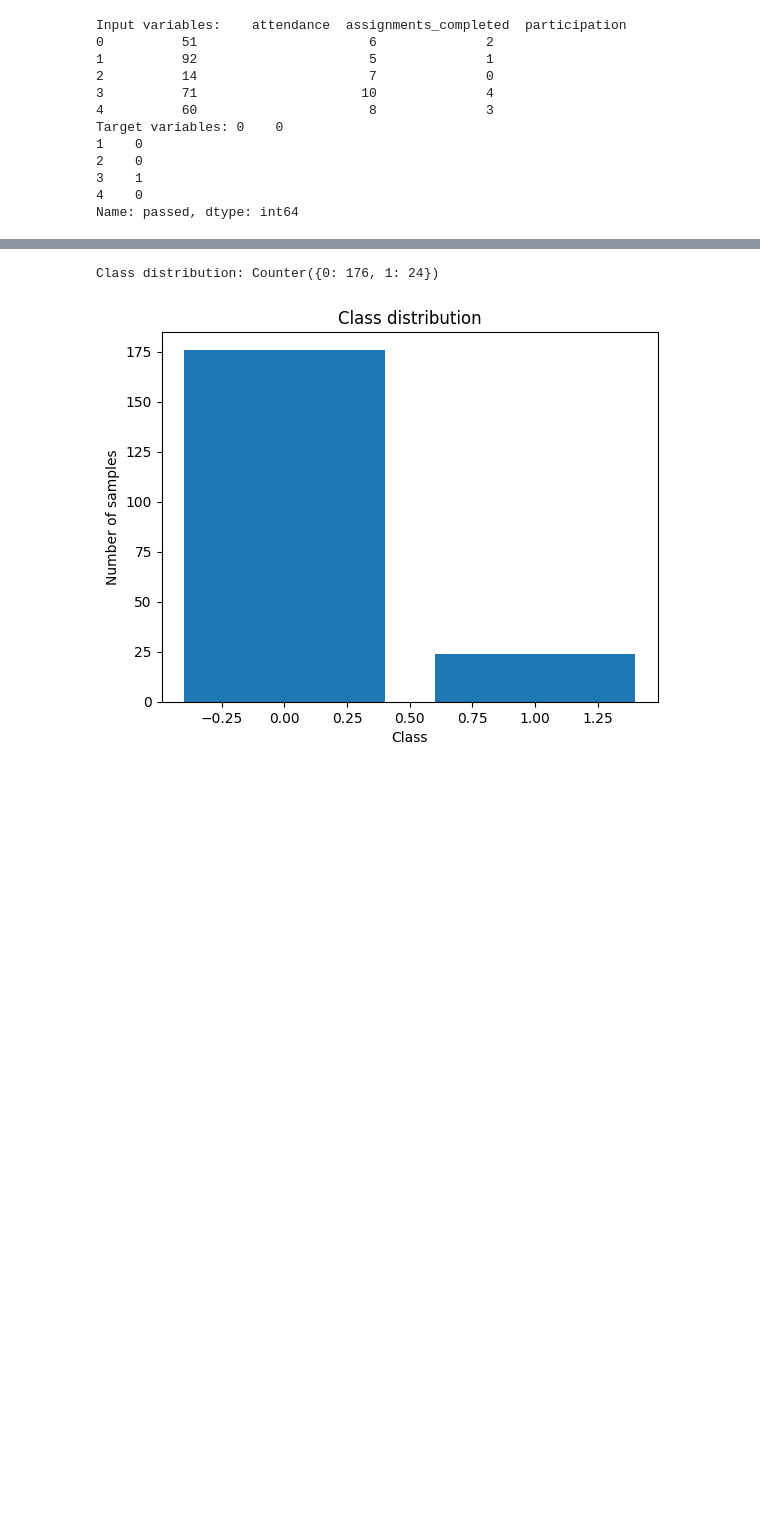
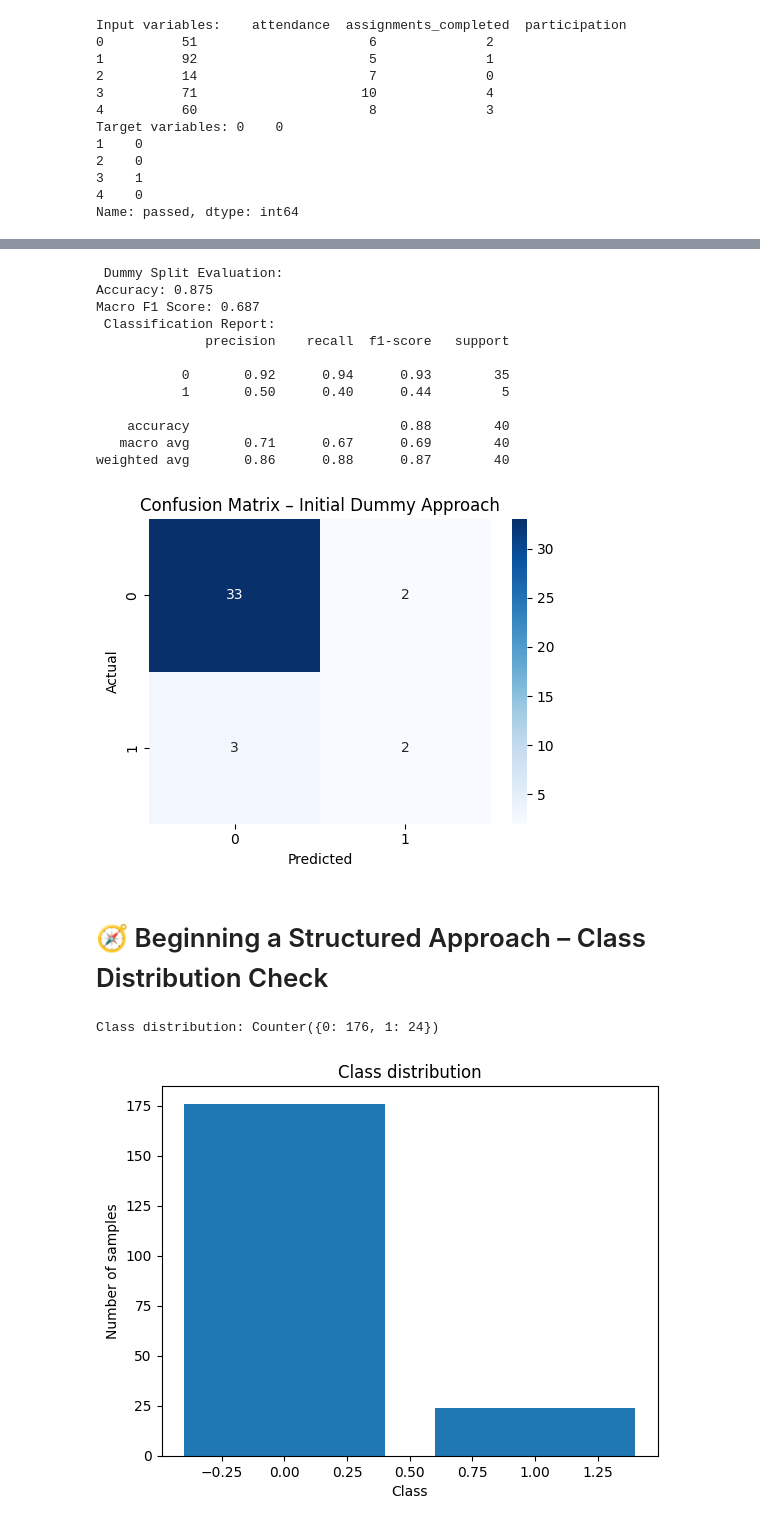
Before and after one commit to jcsmcmendes/Step_Class, a Jupyter notebook: Preparing_data_for_supervised_learning.ipynb, the cells around one changed output, grey strips where cells are left out. Saved outputs shown, nothing was run; the diff lists cells and outputs as text; code cells hidden in the pictures; blank space fills up the shorter version.

```diff
--- a/Preparing_data_for_supervised_learning.ipynb
+++ b/Preparing_data_for_supervised_learning.ipynb
@@ -43,3 +60,57 @@ Name: passed, dtype: int64
+# %%
+# Split the dataset into train and test sets (without balancing)
+X_train, X_test, y_train, y_test = train_test_split(
+    X, y, test_size=0.2, stratify=y
+)
+
+# Standardize features (important for some algorithms)
+scaler = StandardScaler()
+X_train_scaled = scaler.fit_transform(X_train)
+X_test_scaled = scaler.transform(X_test)
+
+#  Train a basic model (Logistic Regression as an example)
+model = LogisticRegression()
+model.fit(X_train_scaled, y_train)
+
+# Make predictions on the test set
+preds = model.predict(X_test_scaled)
+
+# Evaluate using standard classification metrics
+acc = accuracy_score(y_test, preds)
+f1 = f1_score(y_test, preds, average='macro')
+
+print(f" Dummy Split Evaluation:")
+print(f"Accuracy: {round(acc, 3)}")
+print(f"Macro F1 Score: {round(f1, 3)}")
+
+print(" Classification Report:")
+print(classification_report(y_test, preds))
+
+# Confusion matrix visualization
+cm = confusion_matrix(y_test, preds)
+plt.figure(figsize=(5, 4))
+sns.heatmap(cm, annot=True, fmt='d', cmap='Blues')
+plt.title("Confusion Matrix – Initial Dummy Approach")
+plt.xlabel("Predicted")
+plt.ylabel("Actual")
+plt.tight_layout()
+plt.show()
+# %% [output]
+ Dummy Split Evaluation:
+Accuracy: 0.875
+Macro F1 Score: 0.687
+ Classification Report:
+              precision    recall  f1-score   support
+
+           0       0.92      0.94      0.93        35
+           1       0.50      0.40      0.44         5
+
+    accuracy                           0.88        40
+   macro avg       0.71      0.67      0.69        40
+weighted avg       0.86      0.88      0.87        40
+[figure, added]
+# %% [markdown]
+# 🧭 Beginning a Structured Approach – Class Distribution Check
 # %%
 counter = Counter(y)#Checking distribution of the data by class
 print("Class distribution:", counter)
```
Also changed, not shown: parts of 4 cells of this notebook.
